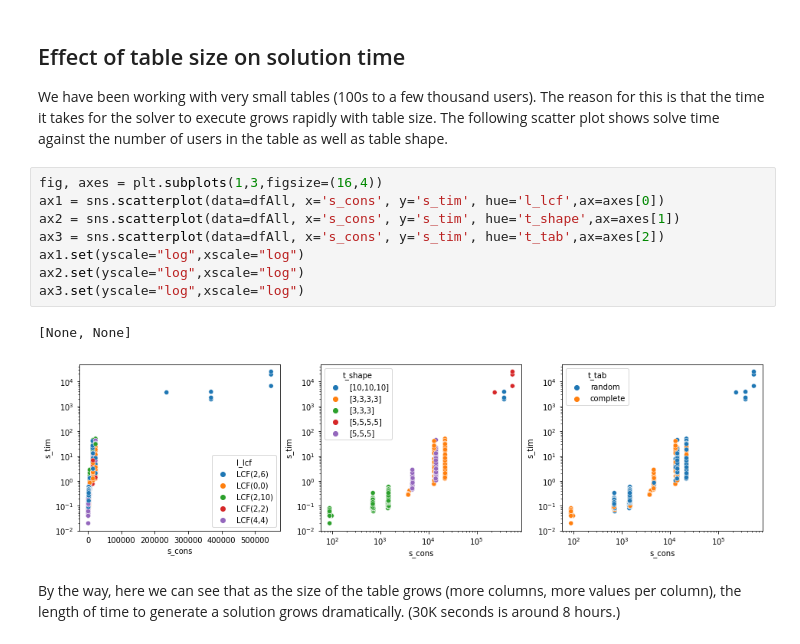
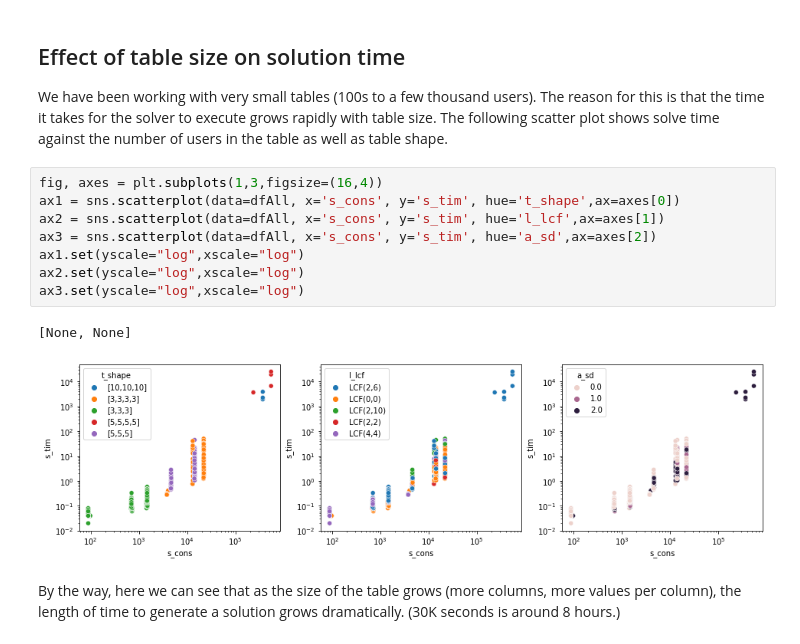
Before and after one commit to iaBIH/attacker, a Jupyter notebook: linearReconstruction/basic.ipynb, the cells around one changed output. Cells and saved outputs as stored; diff of their text form.

```diff
--- a/linearReconstruction/basic.ipynb
+++ b/linearReconstruction/basic.ipynb
@@ -139,15 +139,15 @@ For 'LCF(2,6)', less than half of the users are attackable and have been correct
 We have been working with very small tables (100s to a few thousand users). The reason for this is that the time it takes for the solver to execute grows rapidly with table size. The following scatter plot shows solve time against the number of users in the table as well as table shape.
 # %%
 fig, axes = plt.subplots(1,3,figsize=(16,4))
-ax1 = sns.scatterplot(data=dfAll, x='s_cons', y='s_tim', hue='l_lcf',ax=axes[0])
-ax2 = sns.scatterplot(data=dfAll, x='s_cons', y='s_tim', hue='t_shape',ax=axes[1])
-ax3 = sns.scatterplot(data=dfAll, x='s_cons', y='s_tim', hue='t_tab',ax=axes[2])
+ax1 = sns.scatterplot(data=dfAll, x='s_cons', y='s_tim', hue='t_shape',ax=axes[0])
+ax2 = sns.scatterplot(data=dfAll, x='s_cons', y='s_tim', hue='l_lcf',ax=axes[1])
+ax3 = sns.scatterplot(data=dfAll, x='s_cons', y='s_tim', hue='a_sd',ax=axes[2])
 ax1.set(yscale="log",xscale="log")
 ax2.set(yscale="log",xscale="log")
 ax3.set(yscale="log",xscale="log")
 # %% [output]
 [None, None]
-[figure, old version]
+[figure, new version]
 # %% [markdown]
 By the way, here we can see that as the size of the table grows (more columns, more values per column), the length of time to generate a solution grows dramatically. (30K seconds is around 8 hours.)
 # %% [markdown]
```
Also changed, not shown: parts of 1 cell of this notebook.
